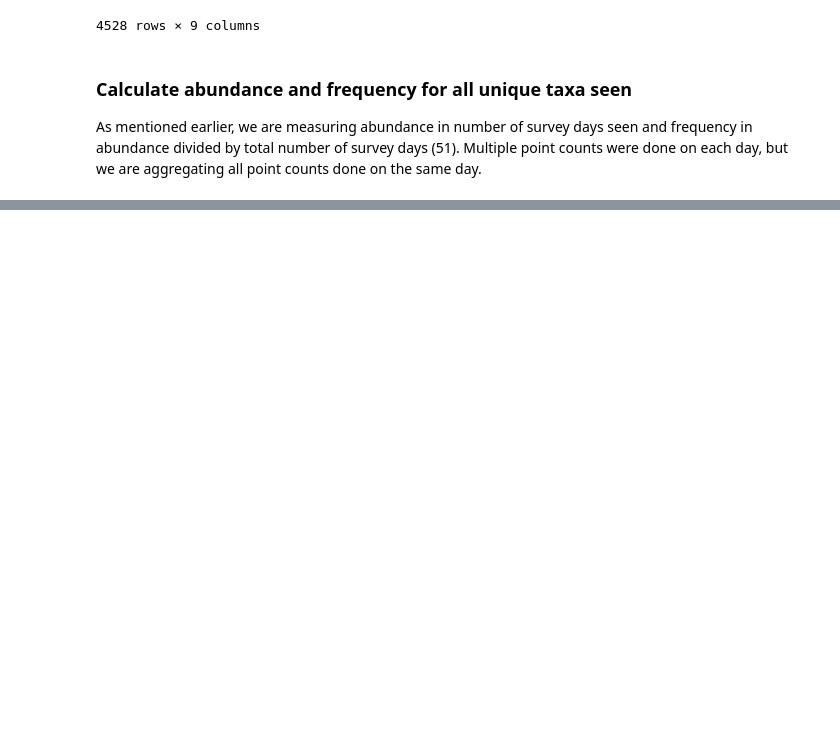
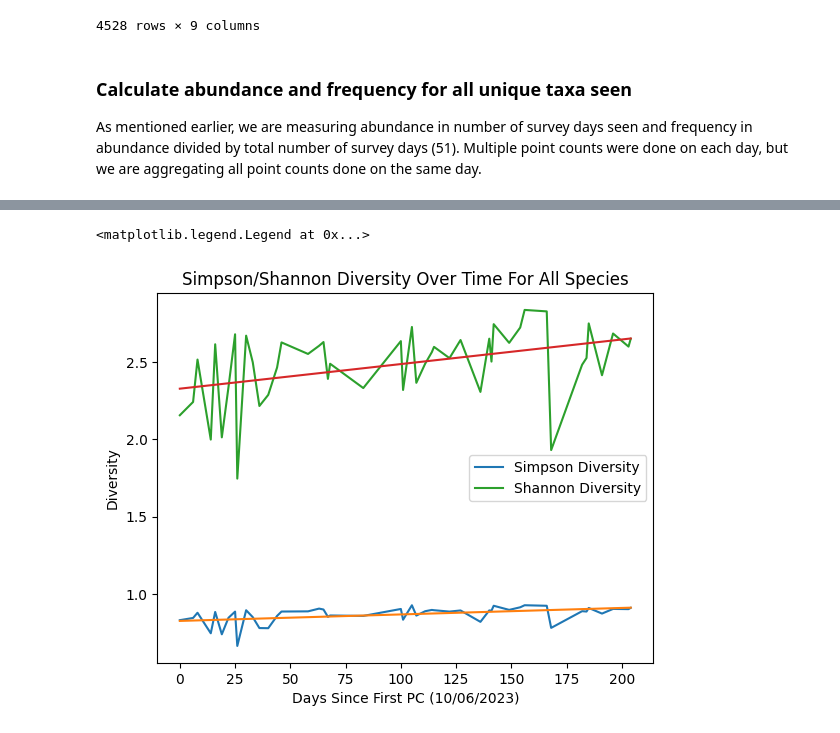
Before and after one commit to mmyen/bfb-babs-23-24, a Jupyter notebook: calculate-diversity-metrics.ipynb, the cells around one changed output, grey strips where cells are left out. Saved outputs shown, nothing was run; the diff lists cells and outputs as text; code cells hidden in the pictures; blank space fills up the shorter version.

```diff
--- a/calculate-diversity-metrics.ipynb
+++ b/calculate-diversity-metrics.ipynb
@@ -370,0 +450,11 @@ As mentioned earlier, we are measuring abundance in number of survey days seen a
+# %%
+species_date_simpson_diversity = [diversity_metrics.simpson_diversity(pc_species_only, date) for date in pc_dates]
+species_date_shannon_diversity = [diversity_metrics.shannon_diversity(pc_species_only, date) for date in pc_dates]
+# %%
+species_simpson_and_shannon = pd.DataFrame()
+species_simpson_and_shannon['Date'] = pc_dates
+species_simpson_and_shannon['Species-only Simpson Diversity'] = species_date_simpson_diversity
+species_simpson_and_shannon['Species-only Shannon Diversity'] = species_date_shannon_diversity
+first_date = species_simpson_and_shannon['Date'][0]
+species_simpson_and_shannon['Days Since First PC'] = pd.Series([(date - first_date).days for date in species_simpson_and_shannon['Date']])
+species_simpson_and_shannon
@@ -370,0 +479,27 @@ As mentioned earlier, we are measuring abundance in number of survey days seen a
+# %%
+# Plot Simpson and Shannon Diversity for species, plus best fit lines.
+plt.plot(species_simpson_and_shannon['Days Since First PC'], species_date_simpson_diversity, label = "Simpson Diversity")
+
+species_simpson_regression_results = scipy.stats.linregress(species_simpson_and_shannon['Days Since First PC'],
+                                                            species_date_simpson_diversity,
+                                                            alternative = 'greater')
+species_simpson_m, species_simpson_b = species_simpson_regression_results.slope, species_simpson_regression_results.intercept
+plt.plot(species_simpson_and_shannon['Days Since First PC'],
+         species_simpson_m * species_simpson_and_shannon['Days Since First PC'] + species_simpson_b)
+
+plt.plot(species_simpson_and_shannon['Days Since First PC'], species_date_shannon_diversity, label = "Shannon Diversity")
+
+species_shannon_regression_results = scipy.stats.linregress(species_simpson_and_shannon['Days Since First PC'],
+                                                            species_date_shannon_diversity,
+                                                            alternative = 'greater')
+species_shannon_m, species_shannon_b = species_shannon_regression_results.slope, species_shannon_regression_results.intercept
+plt.plot(species_simpson_and_shannon['Days Since First PC'],
+         species_shannon_m * species_simpson_and_shannon['Days Since First PC'] + species_shannon_b)
+
+plt.title("Simpson/Shannon Diversity Over Time For All Species")
+plt.xlabel("Days Since First PC (10/06/2023)")
+plt.ylabel("Diversity")
+plt.legend()
+# %% [output]
+<matplotlib.legend.Legend at 0x...>
+[figure, added]
```
Also changed, not shown: parts of 37 cells of this notebook.
